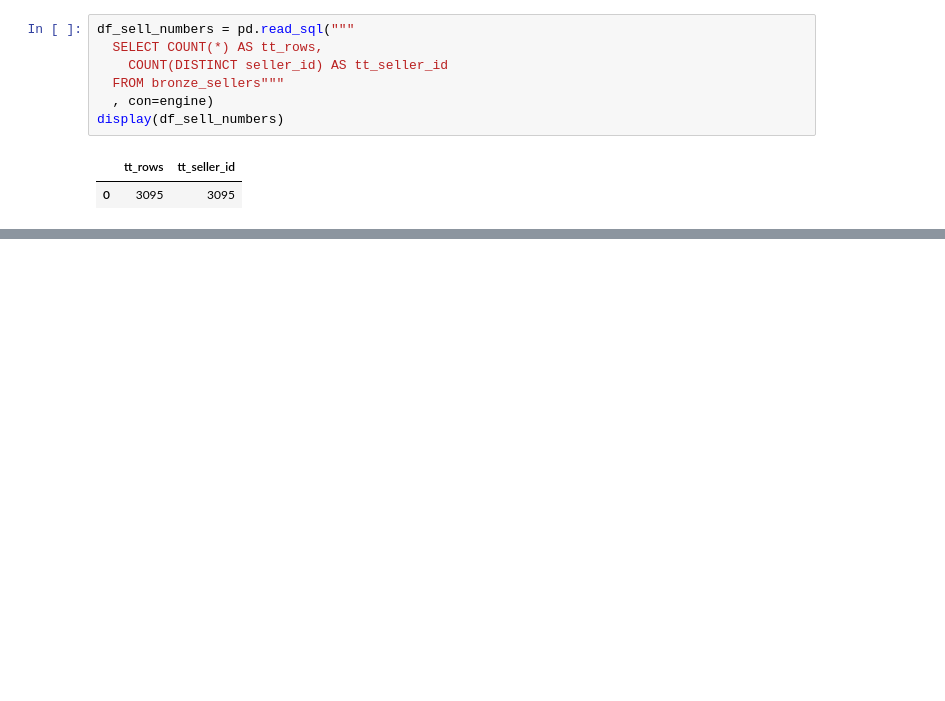
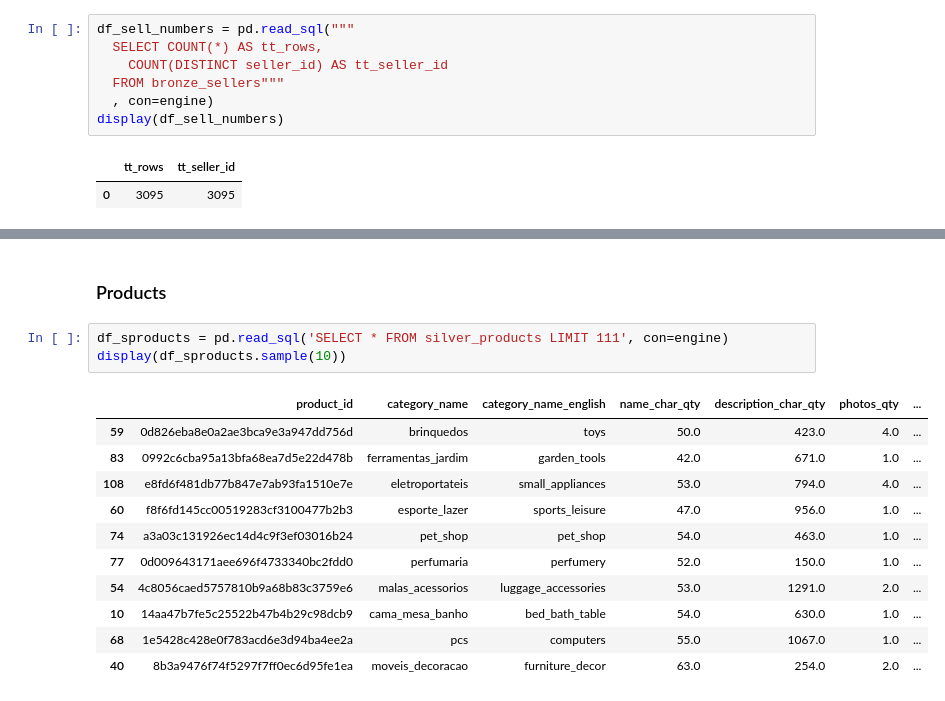
Before and after one commit to doegemon/etl_churn, a Jupyter notebook: notebooks/dbt_data_check.ipynb, the cells around one changed output, grey strips where cells are left out. Drawn from its saved outputs; the diff is of its cells as text; blank space fills up the shorter version.

```diff
--- a/notebooks/dbt_data_check.ipynb
+++ b/notebooks/dbt_data_check.ipynb
@@ -698,0 +868,17 @@ display(df_sell_numbers)
+# %% [markdown]
+### Products
+# %%
+df_sproducts = pd.read_sql('SELECT * FROM silver_products LIMIT 111', con=engine)
+display(df_sproducts.sample(10))
+# %% [output]
+|  | product_id | category_name | category_name_english | name_char_qty | description_char_qty | photos_qty | ... |
+| 59 | 0d826eba8e0a2ae3bca9e3a947dd756d | brinquedos | toys | 50.0 | 423.0 | 4.0 | ... |
+| 83 | 0992c6cba95a13bfa68ea7d5e22d478b | ferramentas_jardim | garden_tools | 42.0 | 671.0 | 1.0 | ... |
+| 108 | e8fd6f481db77b847e7ab93fa1510e7e | eletroportateis | small_appliances | 53.0 | 794.0 | 4.0 | ... |
+| 60 | f8f6fd145cc00519283cf3100477b2b3 | esporte_lazer | sports_leisure | 47.0 | 956.0 | 1.0 | ... |
+| 74 | a3a03c131926ec14d4c9f3ef03016b24 | pet_shop | pet_shop | 54.0 | 463.0 | 1.0 | ... |
+| 77 | 0d009643171aee696f4733340bc2fdd0 | perfumaria | perfumery | 52.0 | 150.0 | 1.0 | ... |
+| 54 | 4c8056caed5757810b9a68b83c3759e6 | malas_acessorios | luggage_accessories | 53.0 | 1291.0 | 2.0 | ... |
+| 10 | 14aa47b7fe5c25522b47b4b29c98dcb9 | cama_mesa_banho | bed_bath_table | 54.0 | 630.0 | 1.0 | ... |
+| 68 | 1e5428c428e0f783acd6e3d94ba4ee2a | pcs | computers | 55.0 | 1067.0 | 1.0 | ... |
+| 40 | 8b3a9476f74f5297f7ff0ec6d95fe1ea | moveis_decoracao | furniture_decor | 63.0 | 254.0 | 2.0 | ... |
```
Also changed, not shown: parts of 27 cells of this notebook, 8 other files.
